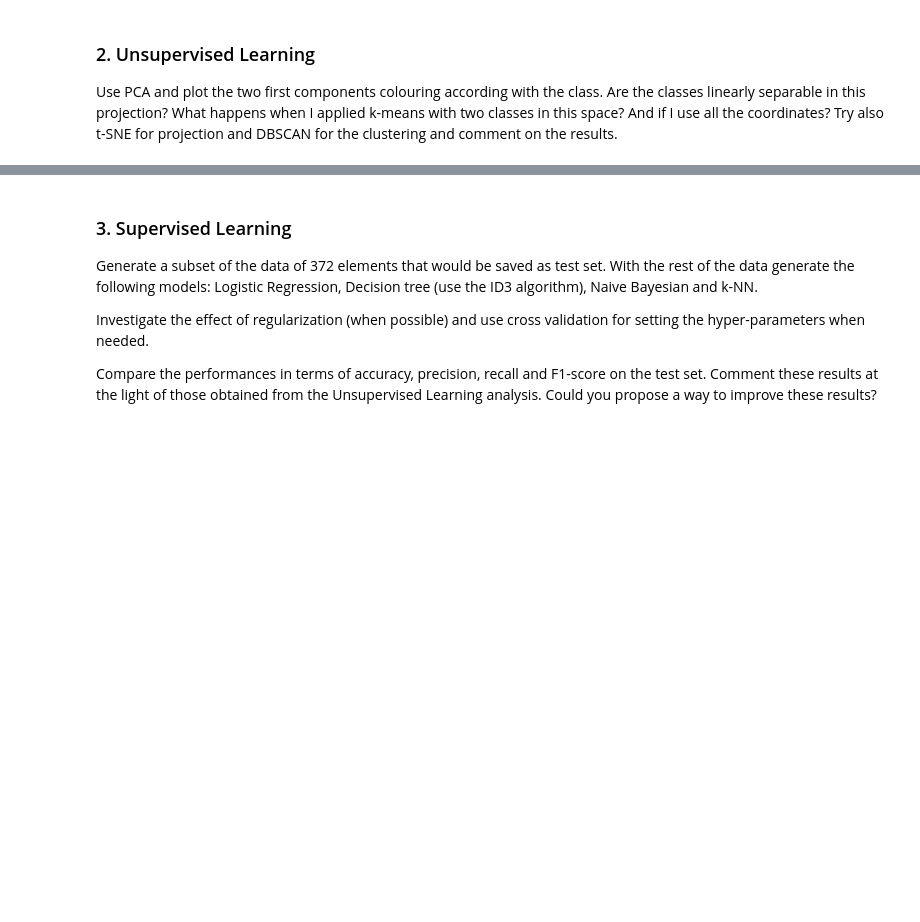
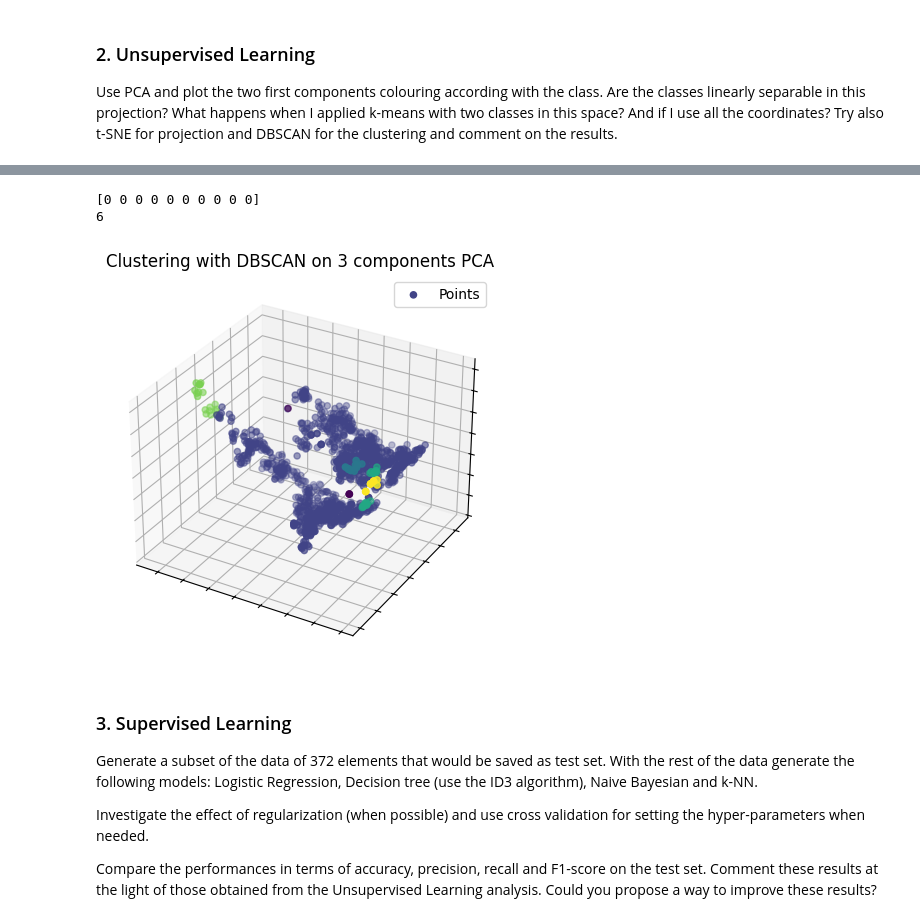
Before and after one commit to frekkoz3/Intro_to_ML_24-25, a Jupyter notebook: challenges/challenge 1/challenge-one.ipynb, the cells around one changed output, grey strips where cells are left out. Drawn from its saved outputs; the diff is of its cells as text; code cells hidden in the pictures; blank space fills up the shorter version.

```diff
--- a/challenges/challenge 1/challenge-one.ipynb
+++ b/challenges/challenge 1/challenge-one.ipynb
@@ -241,3 +257,21 @@ plt.show()
+# %%
+dbscan_3d = DBSCAN(eps=0.45, min_samples=6)
+dbscan_3d.fit(data_pca_3d)
+labels_3d = dbscan_3d.labels_
+print(len(set(labels_3d))) # this is the number of clusters found
+fig = plt.figure(figsize = (5, 5))
+axs = fig.add_subplot(111, projection='3d')
+axs.scatter(data_pca_3d[:, 0], data_pca_3d[:, 1], data_pca_3d[:, 2],c=labels_3d, label='Points')
+axs.legend()
+axs.set_yticklabels([])
+axs.set_xticklabels([])
+axs.set_zticklabels([])
+plt.title("Clustering with DBSCAN on 3 components PCA")
+plt.show()
+# %% [output]
+[0 0 0 0 0 0 0 0 0 0]
+6
+[figure, added]
 # %% [markdown]
 ### 3. Supervised Learning
 
```
Also changed, not shown: parts of 10 cells of this notebook.
